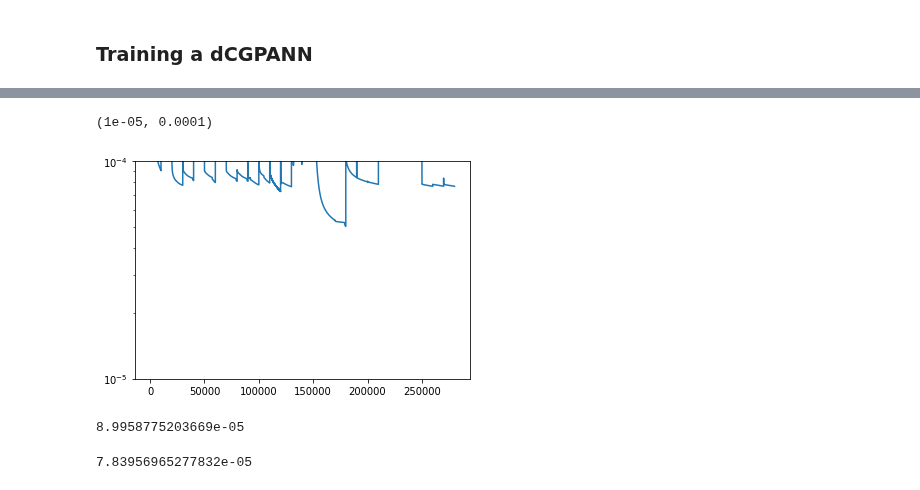
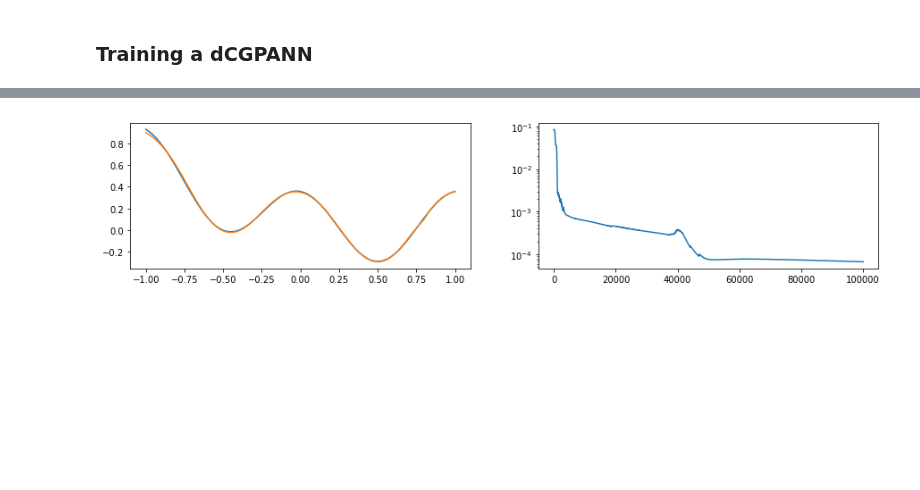
Before and after one commit to darioizzo/dcgp, a Jupyter notebook: doc/sphinx/notebooks/dCGPANN.ipynb, the cells around one changed output, grey strips where cells are left out. Saved outputs shown, nothing was run; the diff lists cells and outputs as text; code cells hidden in the pictures; blank space fills up the shorter version.

```diff
--- a/doc/sphinx/notebooks/dCGPANN.ipynb
+++ b/doc/sphinx/notebooks/dCGPANN.ipynb
@@ -104,8 +106,9 @@ Net complexity: 34
 # %%
-n_epochs = 10000
+# Let's go
+n_epochs = 100000
 
-for i in range(n_epochs):
-    dcgpann.sgd(points, labels, 0.01, 32)
+for i in tqdm(range(n_epochs)):
+    dcgpann.sgd(points, labels, 0.1, 32)
     res.append(dcgpann.mse(points,labels))
-    print(i, " ", res[-1], end="\r")
+print("End MSE: ", dcgpann.mse(points,labels))
 # %% [output]
@@ -119,15 +115,0 @@ plt.plot(points, [dcgpann(p) for p in points])
-# %%
-plt.semilogy(res)
-plt.ylim(1e-5, 1e-4)
-# %% [output]
-(1e-05, 0.0001)
-[figure, removed]
-# %%
-dcgpann.set(x)
-dcgpann.set_weights(w)
-dcgpann.set_biases(b)
-dcgpann.mutate_active_cgene(5)
-dcgpann.set_output_f(2)
-dcgpann.mse(points,labels)
-# %% [output]
-8.9958775203669e-05
@@ -138,8 +116,11 @@ b = dcgpann.get_biases()
-# %%
-dcgpann.set(x)
-dcgpann.set_weights(w)
-dcgpann.set_biases(b)
-# %%
-dcgpann.mse(points, labels)
-# %% [output]
-7.83956965277832e-05
+# %%
+f, ax = plt.subplots(1,2, figsize=(15,3))
+# We plot the learned function against the target
+plt.subplot(1,2,1)
+_ = plt.plot(points,labels)
+_ = plt.plot(points, [dcgpann(p) for p in points])
+plt.subplot(1,2,2)
+# We plot the mse during learning
+_ = plt.semilogy(res)
+# %% [output]
+[figure, added]
```
Also changed, not shown: parts of 12 cells of this notebook, 2 other files.
